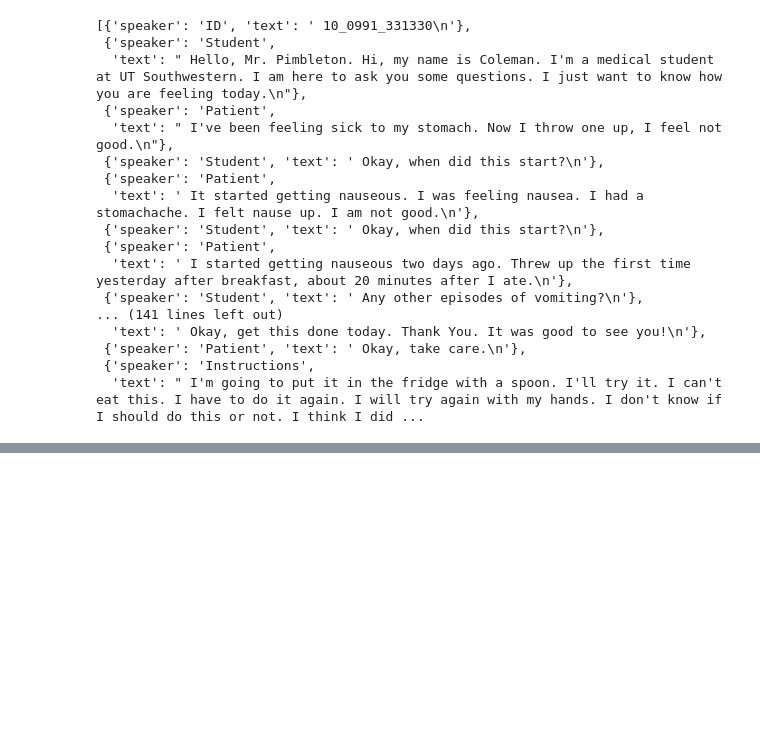
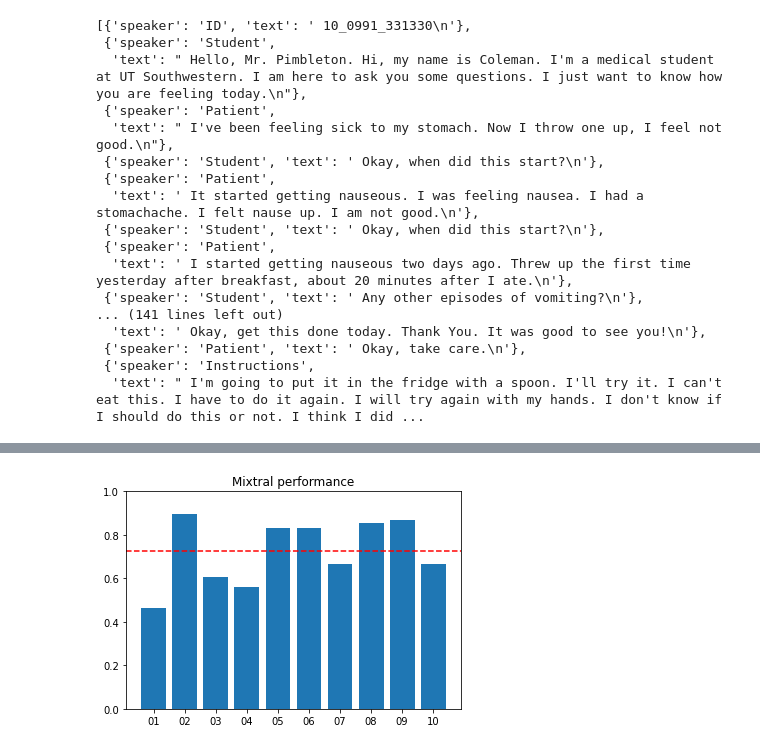
Before and after one commit to anniejain24/Diarization, a Jupyter notebook: diarized-labels-evaluation/levenshtein_diar_eval.ipynb, the cells around one changed output, grey strips where cells are left out. Saved outputs shown, nothing was run; the diff lists cells and outputs as text; code cells hidden in the pictures; blank space fills up the shorter version.

```diff
--- a/diarized-labels-evaluation/levenshtein_diar_eval.ipynb
+++ b/diarized-labels-evaluation/levenshtein_diar_eval.ipynb
@@ -431,0 +572,8 @@ gpt4_score
+# %%
+plt.bar([id[:2] for id in id_set1], [mixtral_score[token][1] for token in mixtral_score])
+plt.axhline(y = mixtral, color = 'r', linestyle = '--')
+plt.ylim(0, 1)
+plt.title("Mixtral performance")
+plt.show()
+# %% [output]
+[figure, added]
```
Also changed, not shown: parts of 20 cells of this notebook, 2 other files.
